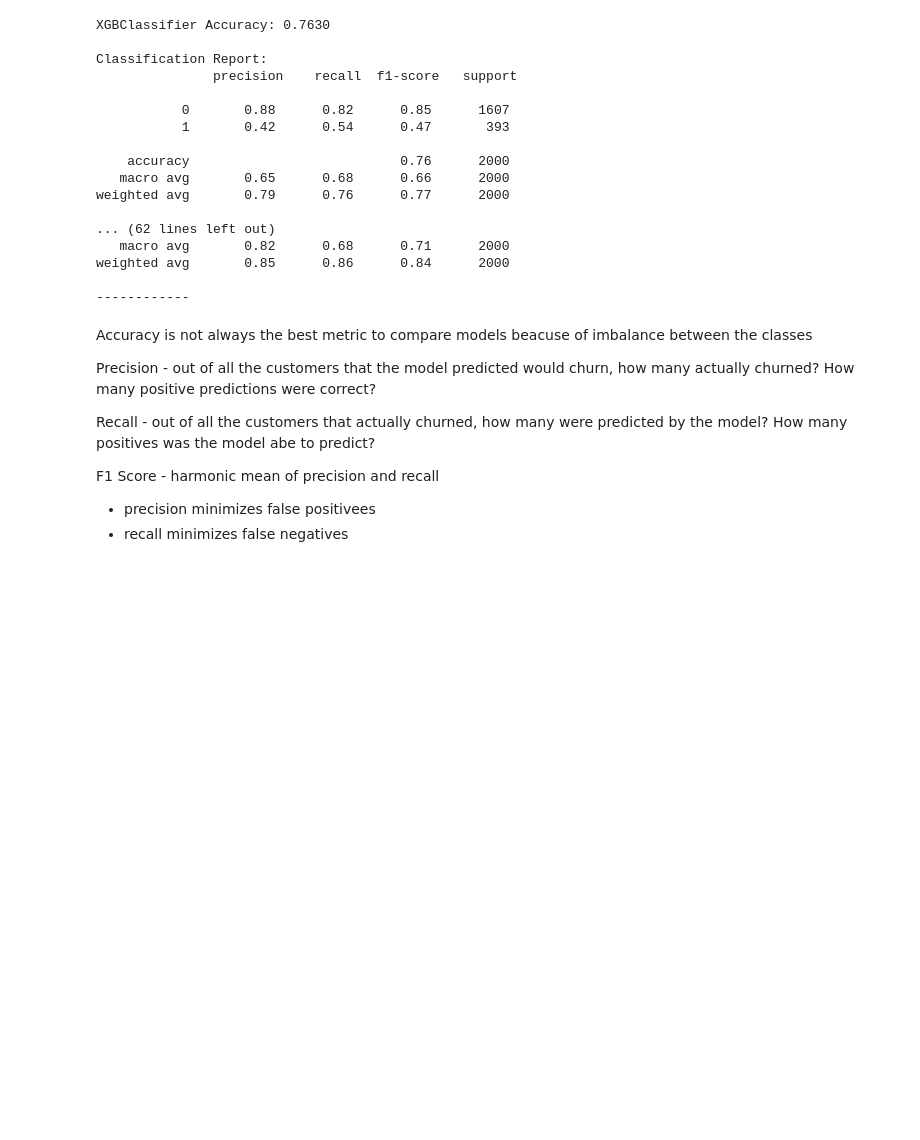
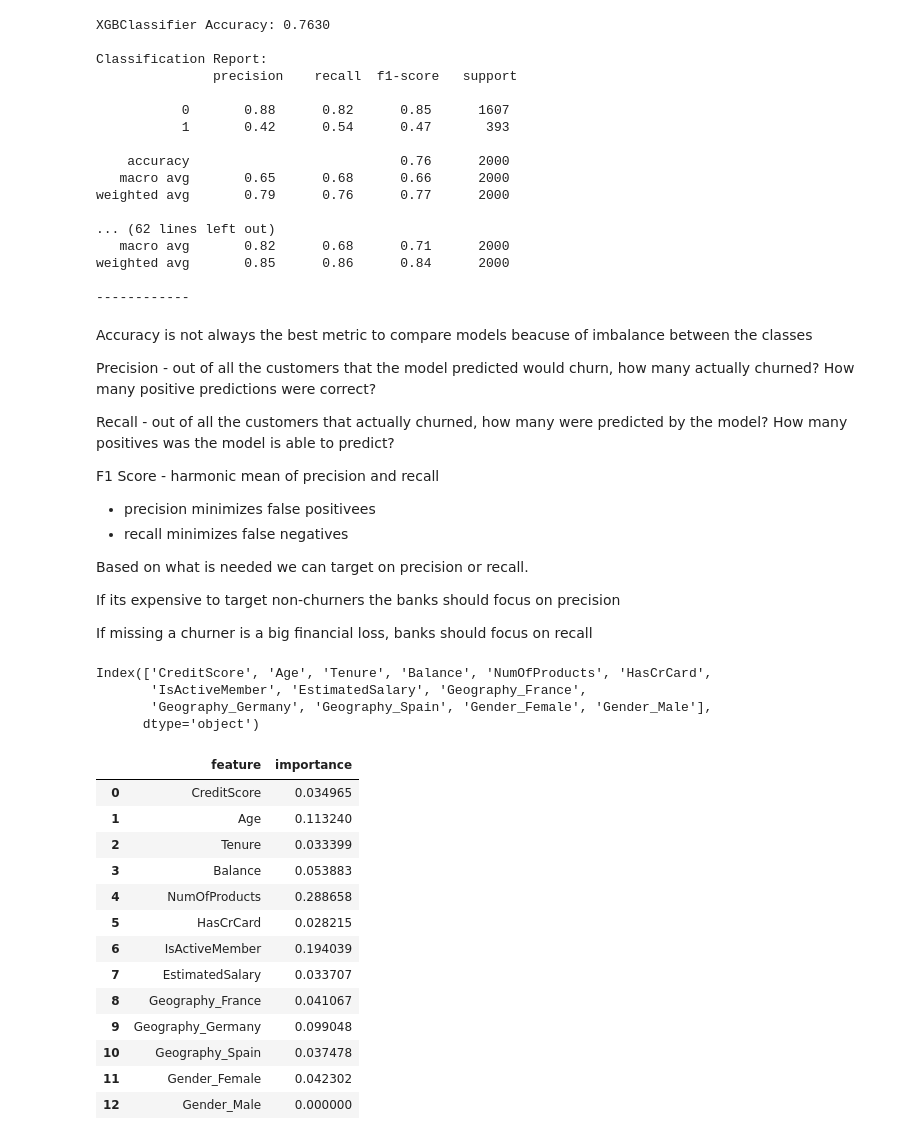
Before and after one commit to pranjali-22/Clock, a Jupyter notebook: CustomerChurnPrediction.ipynb, the cells around one changed output. Saved outputs shown, nothing was run; the diff lists cells and outputs as text; code cells hidden in the pictures; blank space fills up the shorter version.

```diff
--- a/CustomerChurnPrediction.ipynb
+++ b/CustomerChurnPrediction.ipynb
@@ -219,9 +219,45 @@ Accuracy is not always the best metric to compare models beacuse of imbalance be
 
 Precision - out of all the customers that the model predicted would churn, how many actually churned? How many positive predictions were correct?
 
-Recall - out of all the customers that actually churned, how many were predicted by the model? How many positives was the model abe to predict?
+Recall - out of all the customers that actually churned, how many were predicted by the model? How many positives was the model is able to predict?
 
 F1 Score - harmonic mean of precision and recall
 
 - precision minimizes false positivees
 - recall minimizes false negatives
+
+Based on what is needed we can target on precision or recall.
+
+If its expensive to target non-churners the banks should focus on precision
+
+If missing a churner is a big financial loss, banks should focus on recall
+# %%
+feature_importances = xgb_model.feature_importances_
+feature_names = features.columns
+feature_names
+# %% [output]
+Index(['CreditScore', 'Age', 'Tenure', 'Balance', 'NumOfProducts', 'HasCrCard',
+       'IsActiveMember', 'EstimatedSalary', 'Geography_France',
+       'Geography_Germany', 'Geography_Spain', 'Gender_Female', 'Gender_Male'],
+      dtype='object')
+# %%
+feature_importance_df = pd.DataFrame({
+    'feature':feature_names,
+    'importance': feature_importances
+})
+feature_importance_df
+# %% [output]
+|  | feature | importance |
+| 0 | CreditScore | 0.034965 |
+| 1 | Age | 0.113240 |
+| 2 | Tenure | 0.033399 |
+| 3 | Balance | 0.053883 |
+| 4 | NumOfProducts | 0.288658 |
+| 5 | HasCrCard | 0.028215 |
+| 6 | IsActiveMember | 0.194039 |
+| 7 | EstimatedSalary | 0.033707 |
+| 8 | Geography_France | 0.041067 |
+| 9 | Geography_Germany | 0.099048 |
+| 10 | Geography_Spain | 0.037478 |
+| 11 | Gender_Female | 0.042302 |
+| 12 | Gender_Male | 0.000000 |
```
Also changed, not shown: parts of 18 cells of this notebook.
